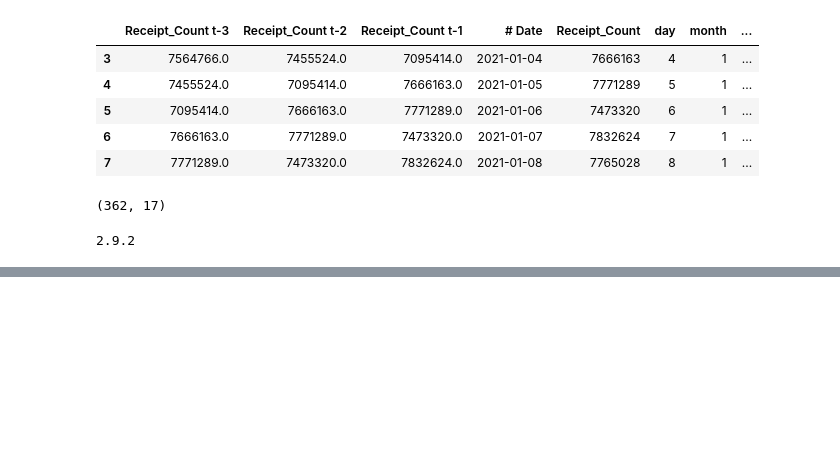
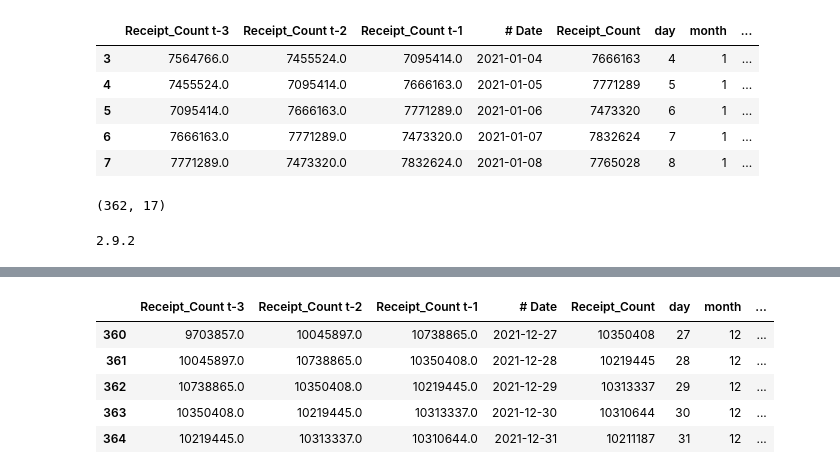
Before and after one commit to Siddp278/fetch-take-home, a Jupyter notebook: colab work/fetch.ipynb, the cells around one changed output, grey strips where cells are left out. Cells and saved outputs as stored; diff of their text form; code cells hidden in the pictures; blank space fills up the shorter version.

```diff
--- a/colab work/fetch.ipynb
+++ b/colab work/fetch.ipynb
@@ -225,2 +225,11 @@ model1.save('drive/MyDrive/Dataset/Models/fetch.h5')
 # %%
 # new_model = tf.keras.models.load_model('my_model.h5')
+# %%
+X.tail()
+# %% [output]
+|  | Receipt_Count t-3 | Receipt_Count t-2 | Receipt_Count t-1 | # Date | Receipt_Count | day | month | ... |
+| 360 | 9703857.0 | 10045897.0 | 10738865.0 | 2021-12-27 | 10350408 | 27 | 12 | ... |
+| 361 | 10045897.0 | 10738865.0 | 10350408.0 | 2021-12-28 | 10219445 | 28 | 12 | ... |
+| 362 | 10738865.0 | 10350408.0 | 10219445.0 | 2021-12-29 | 10313337 | 29 | 12 | ... |
+| 363 | 10350408.0 | 10219445.0 | 10313337.0 | 2021-12-30 | 10310644 | 30 | 12 | ... |
+| 364 | 10219445.0 | 10313337.0 | 10310644.0 | 2021-12-31 | 10211187 | 31 | 12 | ... |
```
Also changed, not shown: parts of 7 cells of this notebook, 19 other files.
